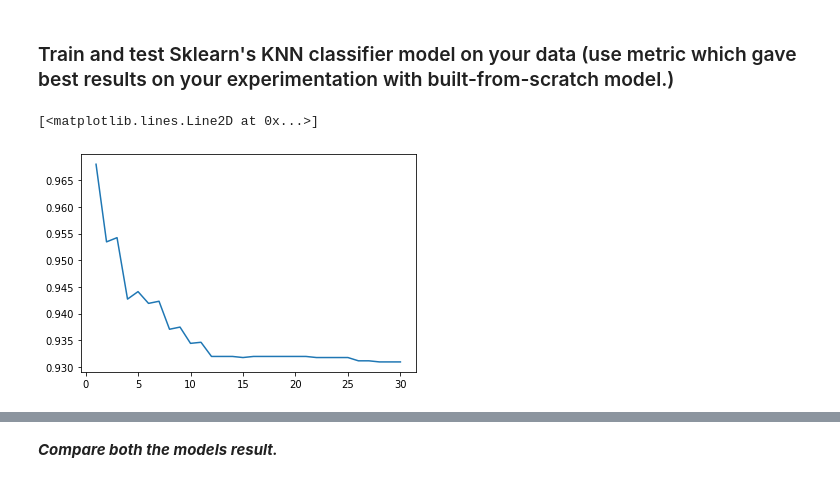
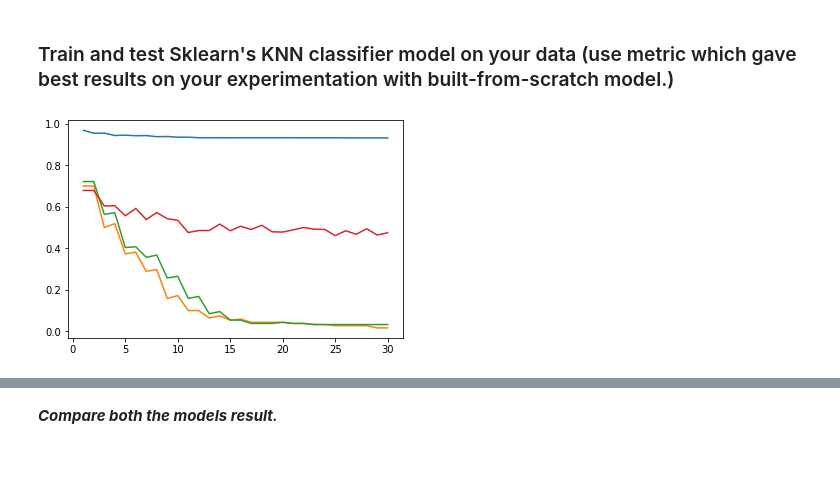
Before and after one commit to AbhinavChowdaryM98/KNN-And-Collaberative-Filtering, a Jupyter notebook: 2019101109_Assignment1_Question3.ipynb, the cells around one changed output, grey strips where cells are left out. Saved outputs shown, nothing was run; the diff lists cells and outputs as text; code cells hidden in the pictures.

```diff
--- a/2019101109_Assignment1_Question3.ipynb
+++ b/2019101109_Assignment1_Question3.ipynb
@@ -236,6 +234,7 @@ cosine_distance = [[0 for i in range(len(x_train))] for j in range(len(x_test))]
 norm_b = []
 for j in range(len(data_train)):
   norm2 = 0.0
+  t2 = set(data_train[j])
   for a in t2:
     norm2+=(train_tf[j][a]*IDF[a])**2
   norm2 = math.sqrt(norm2)
@@ -330,7 +346,12 @@ for k in range(1,31):
   re = (tp/(tp+fp))
   score.append((2*re*pre)/(re+pre))
 # %%
-plt.plot([i for i in range(1,31)], score,x, y_cosine, x, y_euclidean, x, y_manhattan)
+# plt.plot([i for i in range(1,31)], score,x, y_cosine, x, y_euclidean, x, y_manhattan)
+x = [i for i in range(1,31)]
+plt.plot(x, score, label='Score Sklearn KNN')
+plt.plot(x,y_euclidean, label='Euclidean')
+plt.plot(x,y_manhattan,label='Manhattan')
+plt.plot(x,y_cosine,label='Cosine')
+plt.show()
 # %% [output]
-[<matplotlib.lines.Line2D at 0x...>]
-[figure, old version]
+[figure, new version]
```
Also changed, not shown: parts of 6 cells of this notebook.
